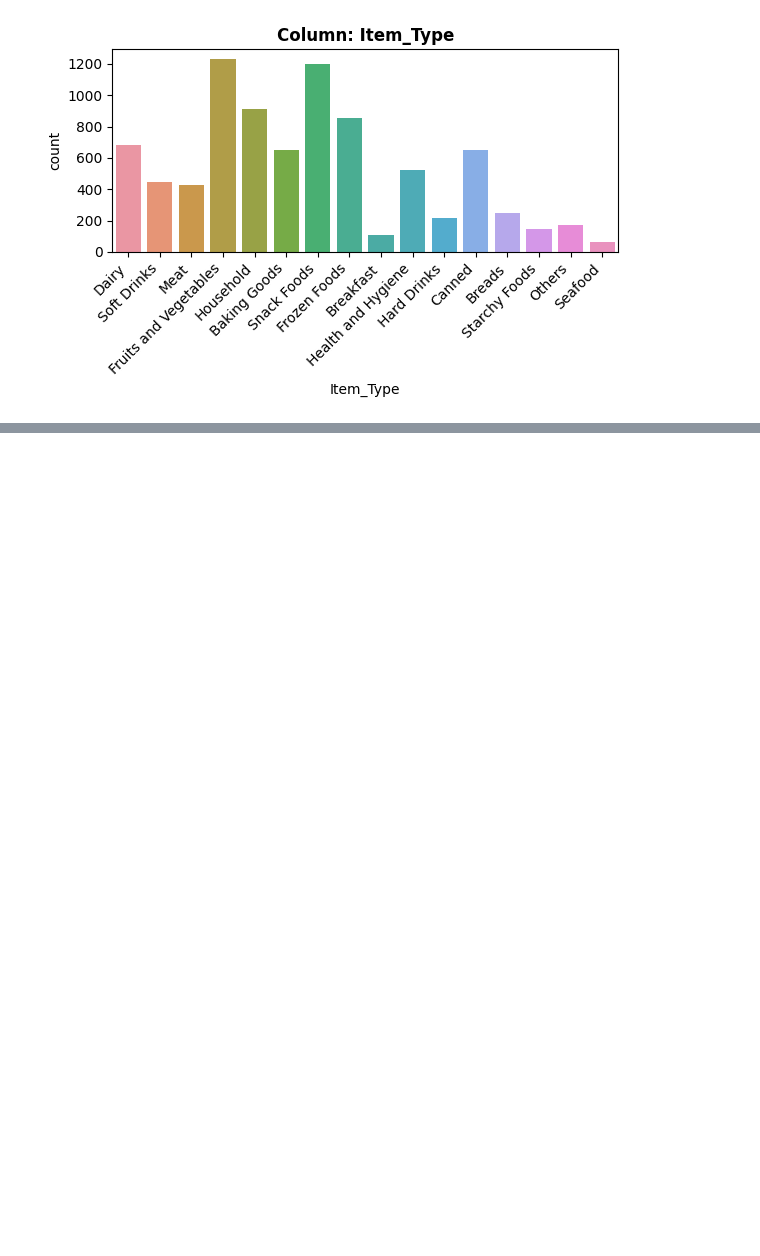
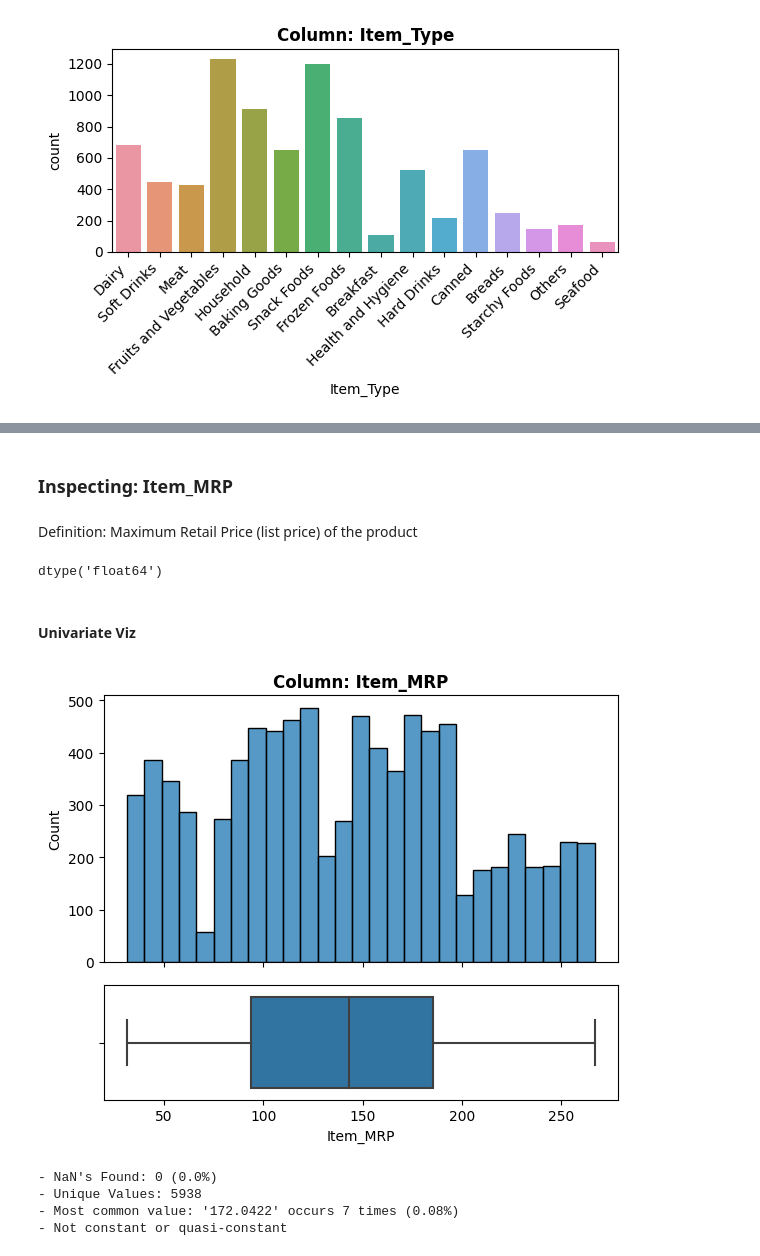
Before and after one commit to Carla9711/Prediction-of-Product-Sales, a Jupyter notebook: Prediction of Product Sales.ipynb, the cells around one changed output, grey strips where cells are left out. Drawn from its saved outputs; the diff is of its cells as text; code cells hidden in the pictures; blank space fills up the shorter version.

```diff
--- a/Prediction of Product Sales.ipynb
+++ b/Prediction of Product Sales.ipynb
@@ -871,0 +884,20 @@ explore_categorical(df_sales,feature);
+# %% [markdown]
+### Inspecting: Item_MRP
+# %% [markdown]
+Definition: Maximum Retail Price (list price) of the product
+# %%
+# find data type
+feature = 'Item_MRP'
+df_sales[feature].dtype
+# %% [output]
+dtype('float64')
+# %% [markdown]
+#### Univariate Viz
+# %%
+explore_numerical(df_sales,feature);
+# %% [output]
+[figure, added]
+- NaN's Found: 0 (0.0%)
+- Unique Values: 5938
+- Most common value: '172.0422' occurs 7 times (0.08%)
+- Not constant or quasi-constant
```
Also changed, not shown: parts of 31 cells of this notebook.
